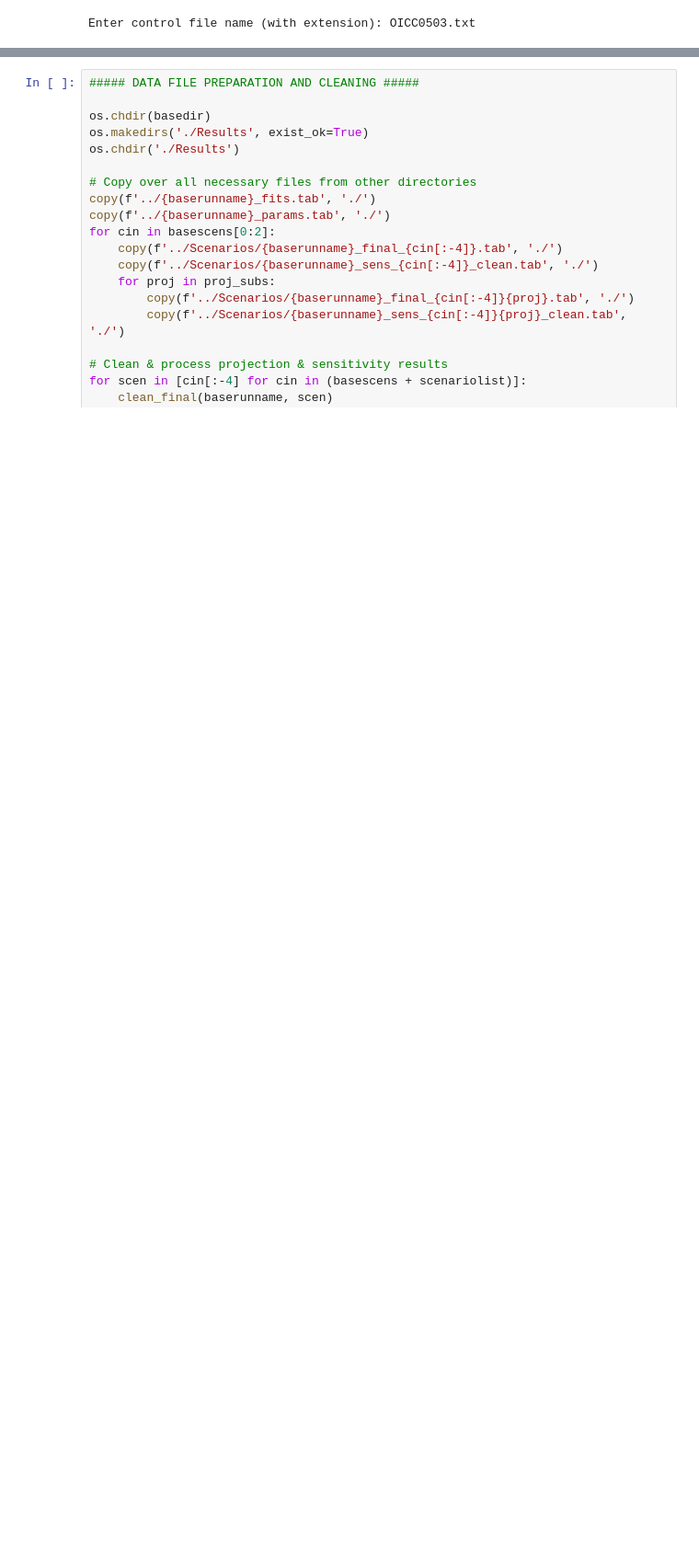
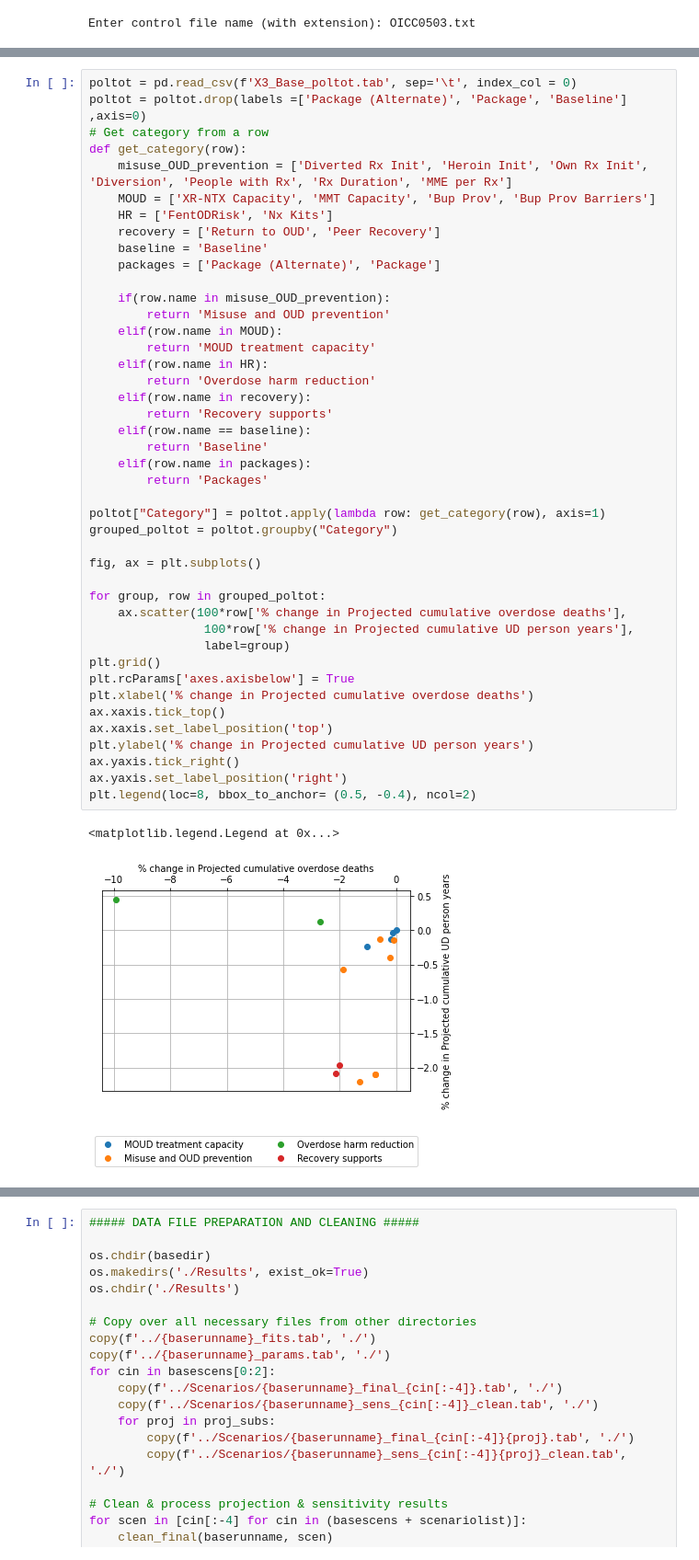
Before and after one commit to tseyanglim/SOURCE, a Jupyter notebook: OSM Graphing.ipynb, the cells around one changed output, grey strips where cells are left out. Shown at 92% size. Cells and saved outputs as stored; diff of their text form; blank space fills up the shorter version.

Commit message:
added scatterplot and ability to export policy projection figures one at a time

```diff
--- a/OSM Graphing.ipynb
+++ b/OSM Graphing.ipynb
@@ -568,0 +579,46 @@ ylabel = fig0.text(-0.01, 0.5, 'Percentage', va='center', rotation='vertical')
+# %%
+poltot = pd.read_csv(f'X3_Base_poltot.tab', sep='\t', index_col = 0)
+poltot = poltot.drop(labels =['Package (Alternate)', 'Package', 'Baseline'] ,axis=0)
+# Get category from a row
+def get_category(row):
+    misuse_OUD_prevention = ['Diverted Rx Init', 'Heroin Init', 'Own Rx Init', 'Diversion', 'People with Rx', 'Rx Duration', 'MME per Rx']
+    MOUD = ['XR-NTX Capacity', 'MMT Capacity', 'Bup Prov', 'Bup Prov Barriers']
+    HR = ['FentODRisk', 'Nx Kits']
+    recovery = ['Return to OUD', 'Peer Recovery']
+    baseline = 'Baseline'
+    packages = ['Package (Alternate)', 'Package']
+
+    if(row.name in misuse_OUD_prevention):
+        return 'Misuse and OUD prevention'
+    elif(row.name in MOUD):
+        return 'MOUD treatment capacity'
+    elif(row.name in HR):
+        return 'Overdose harm reduction'
+    elif(row.name in recovery):
+        return 'Recovery supports'
+    elif(row.name == baseline):
+        return 'Baseline'
+    elif(row.name in packages):
+        return 'Packages'
+
+poltot["Category"] = poltot.apply(lambda row: get_category(row), axis=1)
+grouped_poltot = poltot.groupby("Category")
+
+fig, ax = plt.subplots()
+
+for group, row in grouped_poltot:
+    ax.scatter(100*row['% change in Projected cumulative overdose deaths'],
+                100*row['% change in Projected cumulative UD person years'],
+                label=group)
+plt.grid()
+plt.rcParams['axes.axisbelow'] = True
+plt.xlabel('% change in Projected cumulative overdose deaths')
+ax.xaxis.tick_top()
+ax.xaxis.set_label_position('top')
+plt.ylabel('% change in Projected cumulative UD person years')
+ax.yaxis.tick_right()
+ax.yaxis.set_label_position('right')
+plt.legend(loc=8, bbox_to_anchor= (0.5, -0.4), ncol=2)
+# %% [output]
+<matplotlib.legend.Legend at 0x...>
+[figure, added]
```
Also changed, not shown: parts of 2 cells of this notebook, 2 other files.
